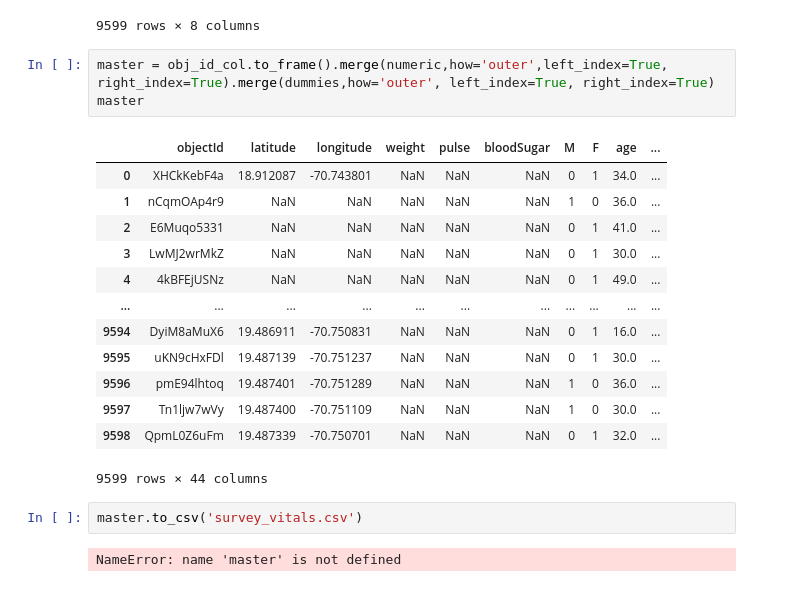
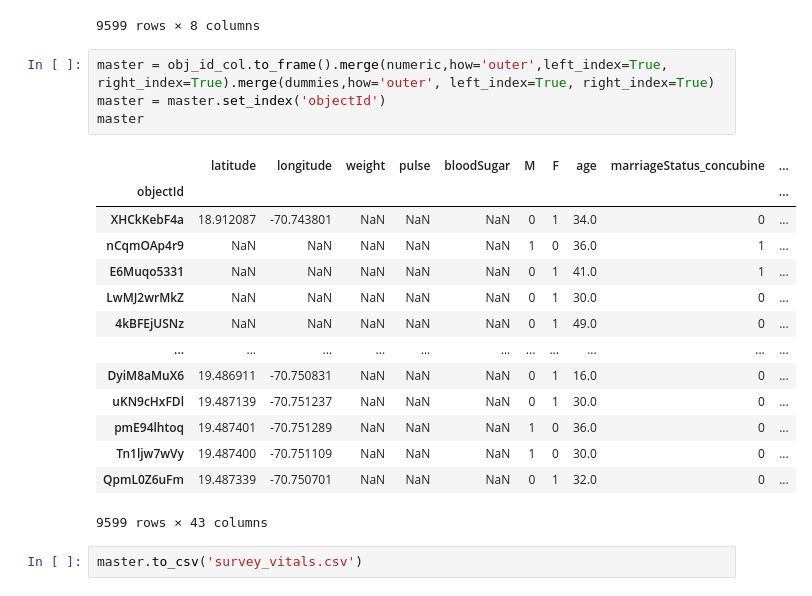
Before and after one commit to hamzabacc/puente, a Jupyter notebook: survey_vitals.ipynb, the cells around one changed output. Cells and saved outputs as stored; diff of their text form.

```diff
--- a/survey_vitals.ipynb
+++ b/survey_vitals.ipynb
@@ -1125,22 +1055,22 @@ numeric
 9599 rows × 8 columns
 # %%
 master = obj_id_col.to_frame().merge(numeric,how='outer',left_index=True, right_index=True).merge(dummies,how='outer', left_index=True, right_index=True)
+master = master.set_index('objectId')
 master
 # %% [output]
-|  | objectId | latitude | longitude | weight | pulse | bloodSugar | M | F | age | ... |
-| 0 | XHCkKebF4a | 18.912087 | -70.743801 | NaN | NaN | NaN | 0 | 1 | 34.0 | ... |
-| 1 | nCqmOAp4r9 | NaN | NaN | NaN | NaN | NaN | 1 | 0 | 36.0 | ... |
-| 2 | E6Muqo5331 | NaN | NaN | NaN | NaN | NaN | 0 | 1 | 41.0 | ... |
-| 3 | LwMJ2wrMkZ | NaN | NaN | NaN | NaN | NaN | 0 | 1 | 30.0 | ... |
-| 4 | 4kBFEjUSNz | NaN | NaN | NaN | NaN | NaN | 0 | 1 | 49.0 | ... |
+|  | latitude | longitude | weight | pulse | bloodSugar | M | F | age | marriageStatus_concubine | ... |
+| objectId |  |  |  |  |  |  |  |  |  | ... |
+| XHCkKebF4a | 18.912087 | -70.743801 | NaN | NaN | NaN | 0 | 1 | 34.0 | 0 | ... |
+| nCqmOAp4r9 | NaN | NaN | NaN | NaN | NaN | 1 | 0 | 36.0 | 1 | ... |
+| E6Muqo5331 | NaN | NaN | NaN | NaN | NaN | 0 | 1 | 41.0 | 1 | ... |
+| LwMJ2wrMkZ | NaN | NaN | NaN | NaN | NaN | 0 | 1 | 30.0 | 0 | ... |
+| 4kBFEjUSNz | NaN | NaN | NaN | NaN | NaN | 0 | 1 | 49.0 | 0 | ... |
 | ... | ... | ... | ... | ... | ... | ... | ... | ... | ... | ... |
-| 9594 | DyiM8aMuX6 | 19.486911 | -70.750831 | NaN | NaN | NaN | 0 | 1 | 16.0 | ... |
-| 9595 | uKN9cHxFDl | 19.487139 | -70.751237 | NaN | NaN | NaN | 0 | 1 | 30.0 | ... |
-| 9596 | pmE94lhtoq | 19.487401 | -70.751289 | NaN | NaN | NaN | 1 | 0 | 36.0 | ... |
-| 9597 | Tn1ljw7wVy | 19.487400 | -70.751109 | NaN | NaN | NaN | 1 | 0 | 30.0 | ... |
-| 9598 | QpmL0Z6uFm | 19.487339 | -70.750701 | NaN | NaN | NaN | 0 | 1 | 32.0 | ... |
+| DyiM8aMuX6 | 19.486911 | -70.750831 | NaN | NaN | NaN | 0 | 1 | 16.0 | 0 | ... |
+| uKN9cHxFDl | 19.487139 | -70.751237 | NaN | NaN | NaN | 0 | 1 | 30.0 | 0 | ... |
+| pmE94lhtoq | 19.487401 | -70.751289 | NaN | NaN | NaN | 1 | 0 | 36.0 | 0 | ... |
+| Tn1ljw7wVy | 19.487400 | -70.751109 | NaN | NaN | NaN | 1 | 0 | 30.0 | 0 | ... |
+| QpmL0Z6uFm | 19.487339 | -70.750701 | NaN | NaN | NaN | 0 | 1 | 32.0 | 0 | ... |
-9599 rows × 44 columns
+9599 rows × 43 columns
 # %%
 master.to_csv('survey_vitals.csv')
-# %% [output]
-NameError: name 'master' is not defined
```
Also changed, not shown: parts of 21 cells of this notebook, 6 other files.
